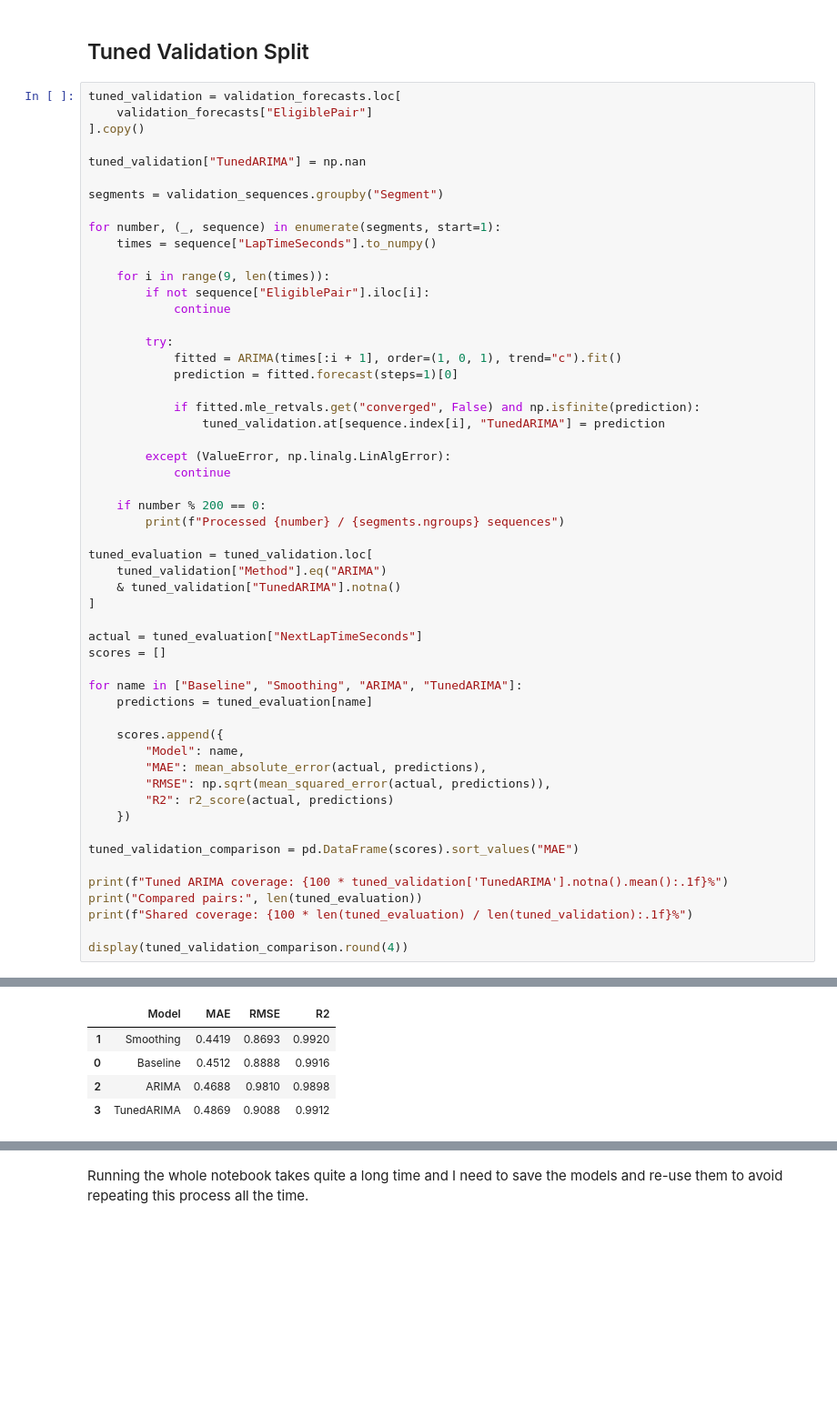
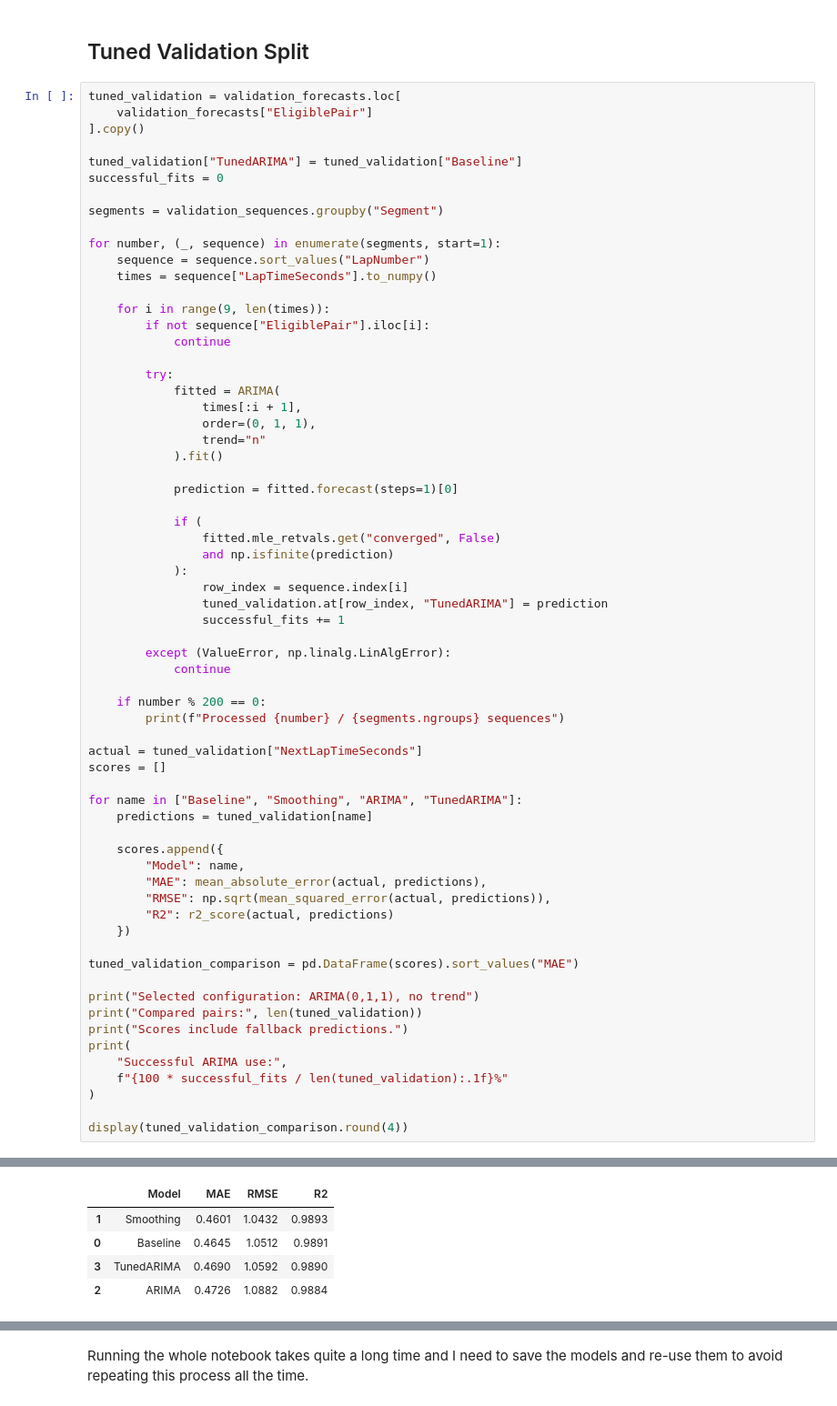
Before and after one commit to jarimbafrancisco-arch/F1-Lap-Time-Prediction, a Jupyter notebook: notebooks/06_arima_model.ipynb, the cells around one changed output, grey strips where cells are left out. Shown at 91% size. Saved outputs shown, nothing was run; the diff lists cells and outputs as text; blank space fills up the shorter version.

Commit message:
Final version of ARIMA model, update on report and read me guide and prototype of the application

```diff
--- a/notebooks/06_arima_model.ipynb
+++ b/notebooks/06_arima_model.ipynb
@@ -725,11 +712,13 @@ tuned_validation = validation_forecasts.loc[
     validation_forecasts["EligiblePair"]
 ].copy()
 
-tuned_validation["TunedARIMA"] = np.nan
+tuned_validation["TunedARIMA"] = tuned_validation["Baseline"]
+successful_fits = 0
 
 segments = validation_sequences.groupby("Segment")
 
 for number, (_, sequence) in enumerate(segments, start=1):
+    sequence = sequence.sort_values("LapNumber")
     times = sequence["LapTimeSeconds"].to_numpy()
 
     for i in range(9, len(times)):
@@ -737,11 +726,21 @@ for number, (_, sequence) in enumerate(segments, start=1):
             continue
 
         try:
-            fitted = ARIMA(times[:i + 1], order=(1, 0, 1), trend="c").fit()
+            fitted = ARIMA(
+                times[:i + 1],
+                order=(0, 1, 1),
+                trend="n"
+            ).fit()
+
             prediction = fitted.forecast(steps=1)[0]
 
-            if fitted.mle_retvals.get("converged", False) and np.isfinite(prediction):
-                tuned_validation.at[sequence.index[i], "TunedARIMA"] = prediction
+            if (
+                fitted.mle_retvals.get("converged", False)
+                and np.isfinite(prediction)
+            ):
+                row_index = sequence.index[i]
+                tuned_validation.at[row_index, "TunedARIMA"] = prediction
+                successful_fits += 1
 
         except (ValueError, np.linalg.LinAlgError):
             continue
@@ -749,16 +748,11 @@ for number, (_, sequence) in enumerate(segments, start=1):
     if number % 200 == 0:
         print(f"Processed {number} / {segments.ngroups} sequences")
 
-tuned_evaluation = tuned_validation.loc[
-    tuned_validation["Method"].eq("ARIMA")
-    & tuned_validation["TunedARIMA"].notna()
-]
-
-actual = tuned_evaluation["NextLapTimeSeconds"]
+actual = tuned_validation["NextLapTimeSeconds"]
 scores = []
 
 for name in ["Baseline", "Smoothing", "ARIMA", "TunedARIMA"]:
-    predictions = tuned_evaluation[name]
+    predictions = tuned_validation[name]
 
     scores.append({
         "Model": name,
@@ -769,9 +763,13 @@ for name in ["Baseline", "Smoothing", "ARIMA", "TunedARIMA"]:
 
 tuned_validation_comparison = pd.DataFrame(scores).sort_values("MAE")
 
-print(f"Tuned ARIMA coverage: {100 * tuned_validation['TunedARIMA'].notna().mean():.1f}%")
-print("Compared pairs:", len(tuned_evaluation))
-print(f"Shared coverage: {100 * len(tuned_evaluation) / len(tuned_validation):.1f}%")
+print("Selected configuration: ARIMA(0,1,1), no trend")
+print("Compared pairs:", len(tuned_validation))
+print("Scores include fallback predictions.")
+print(
+    "Successful ARIMA use:",
+    f"{100 * successful_fits / len(tuned_validation):.1f}%"
+)
 
 display(tuned_validation_comparison.round(4))
 # %% [output]
@@ -789,5 +788,5 @@ Shared coverage: 46.2%
 |  | Model | MAE | RMSE | R2 |
-| 1 | Smoothing | 0.4419 | 0.8693 | 0.9920 |
-| 0 | Baseline | 0.4512 | 0.8888 | 0.9916 |
-| 2 | ARIMA | 0.4688 | 0.9810 | 0.9898 |
-| 3 | TunedARIMA | 0.4869 | 0.9088 | 0.9912 |
+| 1 | Smoothing | 0.4601 | 1.0432 | 0.9893 |
+| 0 | Baseline | 0.4645 | 1.0512 | 0.9891 |
+| 3 | TunedARIMA | 0.4690 | 1.0592 | 0.9890 |
+| 2 | ARIMA | 0.4726 | 1.0882 | 0.9884 |
```
Also changed, not shown: parts of 15 cells of this notebook, 19 other files.
